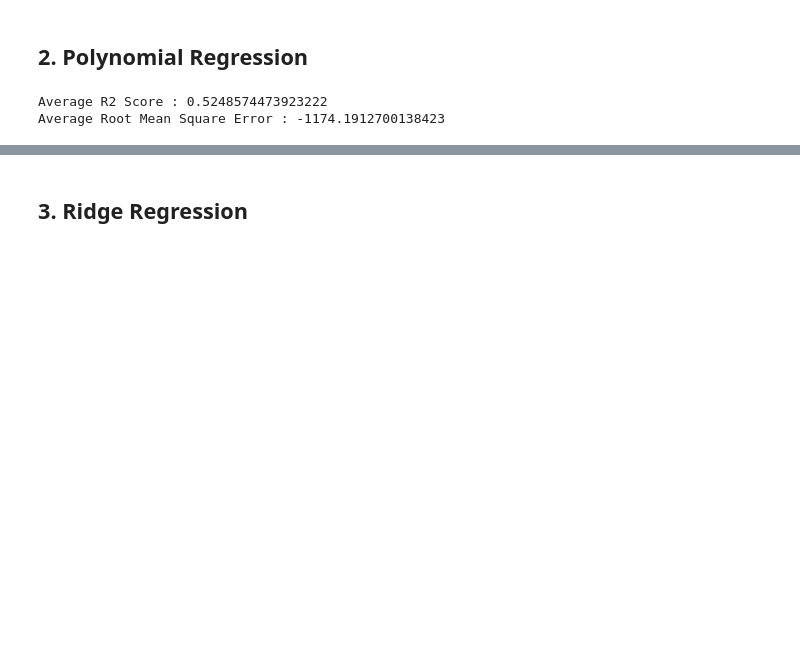
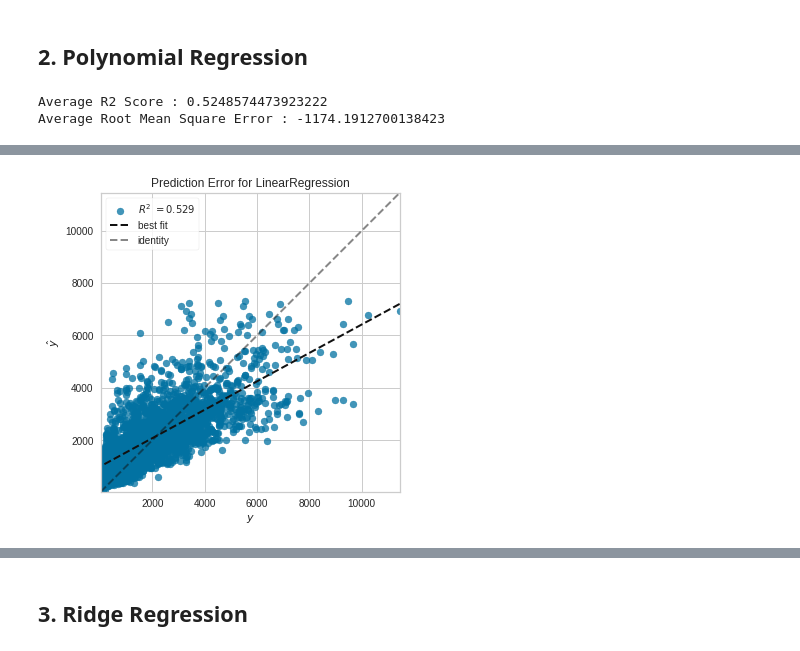
Before and after one commit to ujjwalkar0/Stores-Sales-Prediction, a Jupyter notebook: Notebook/Big Mart Prediction.ipynb, the cells around one changed output, grey strips where cells are left out. Cells and saved outputs as stored; diff of their text form; code cells hidden in the pictures; blank space fills up the shorter version.

```diff
--- a/Notebook/Big Mart Prediction.ipynb
+++ b/Notebook/Big Mart Prediction.ipynb
@@ -740,3 +779,11 @@ Average Root Mean Square Error : -1174.1912700138423
 learning_curve(PR, X_poly, y)
 # %% [output]
 [figure]
+# %%
+from yellowbrick.regressor import prediction_error
+
+X_train_poly, X_test_poly, y_train_poly, y_test_poly = train_test_split(X_poly, y, test_size=0.3, random_state=42)
+
+visualizer = prediction_error(PR, X_train_poly, y_train_poly, X_test_poly, y_test_poly)
+# %% [output]
+[figure, added]
```
Also changed, not shown: parts of 54 cells of this notebook, 1 other file.
